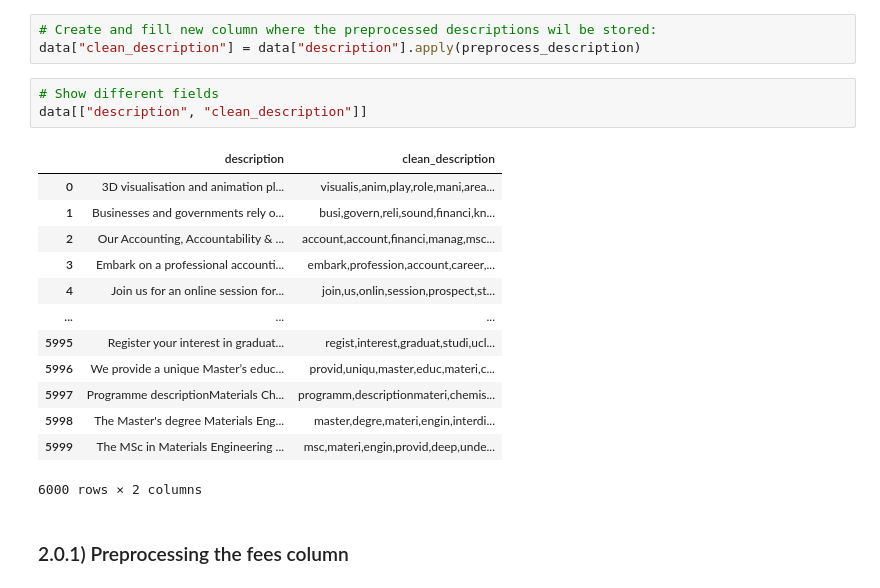
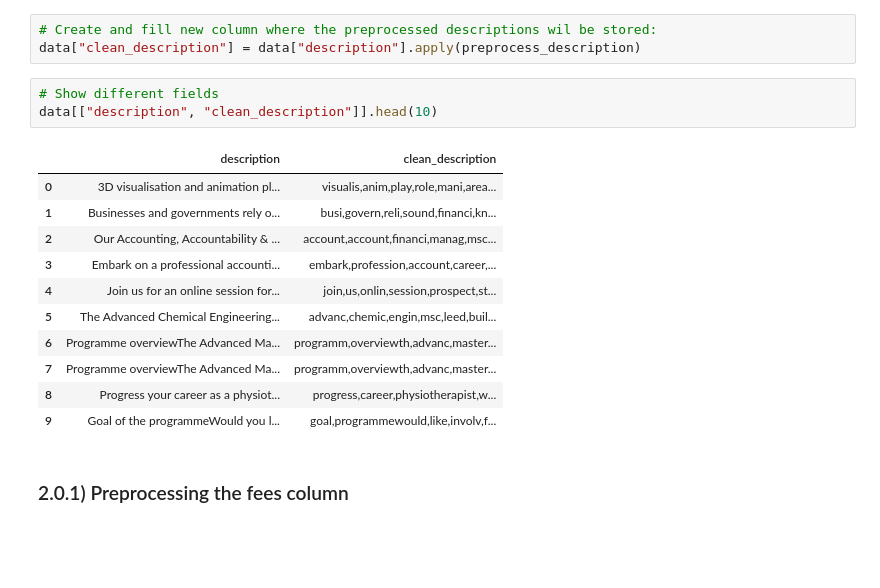
Before and after one commit to susannabravi/ADM-HW3, a Jupyter notebook: main.ipynb, the cells around one changed output. Saved outputs shown, nothing was run; the diff lists cells and outputs as text; blank space fills up the shorter version.

```diff
--- a/main.ipynb
+++ b/main.ipynb
@@ -260,21 +260,19 @@ def preprocess_description(description_text):
 data["clean_description"] = data["description"].apply(preprocess_description)
 # %%
 # Show different fields
-data[["description", "clean_description"]]
+data[["description", "clean_description"]].head(10)
 # %% [output]
 |  | description | clean_description |
 | 0 | 3D visualisation and animation pl... | visualis,anim,play,role,mani,area... |
 | 1 | Businesses and governments rely o... | busi,govern,reli,sound,financi,kn... |
 | 2 | Our Accounting, Accountability & ... | account,account,financi,manag,msc... |
 | 3 | Embark on a professional accounti... | embark,profession,account,career,... |
 | 4 | Join us for an online session for... | join,us,onlin,session,prospect,st... |
-| ... | ... | ... |
-| 5995 | Register your interest in graduat... | regist,interest,graduat,studi,ucl... |
-| 5996 | We provide a unique Master’s educ... | provid,uniqu,master,educ,materi,c... |
-| 5997 | Programme descriptionMaterials Ch... | programm,descriptionmateri,chemis... |
-| 5998 | The Master's degree Materials Eng... | master,degre,materi,engin,interdi... |
-| 5999 | The MSc in Materials Engineering ... | msc,materi,engin,provid,deep,unde... |
+| 5 | The Advanced Chemical Engineering... | advanc,chemic,engin,msc,leed,buil... |
+| 6 | Programme overviewThe Advanced Ma... | programm,overviewth,advanc,master... |
+| 7 | Programme overviewThe Advanced Ma... | programm,overviewth,advanc,master... |
+| 8 | Progress your career as a physiot... | progress,career,physiotherapist,w... |
+| 9 | Goal of the pro­grammeWould you l... | goal,programmewould,like,involv,f... |
-6000 rows × 2 columns
 # %% [markdown]
 ### 2.0.1) Preprocessing the fees column
 # %%
```
Also changed, not shown: parts of 6 cells of this notebook.
